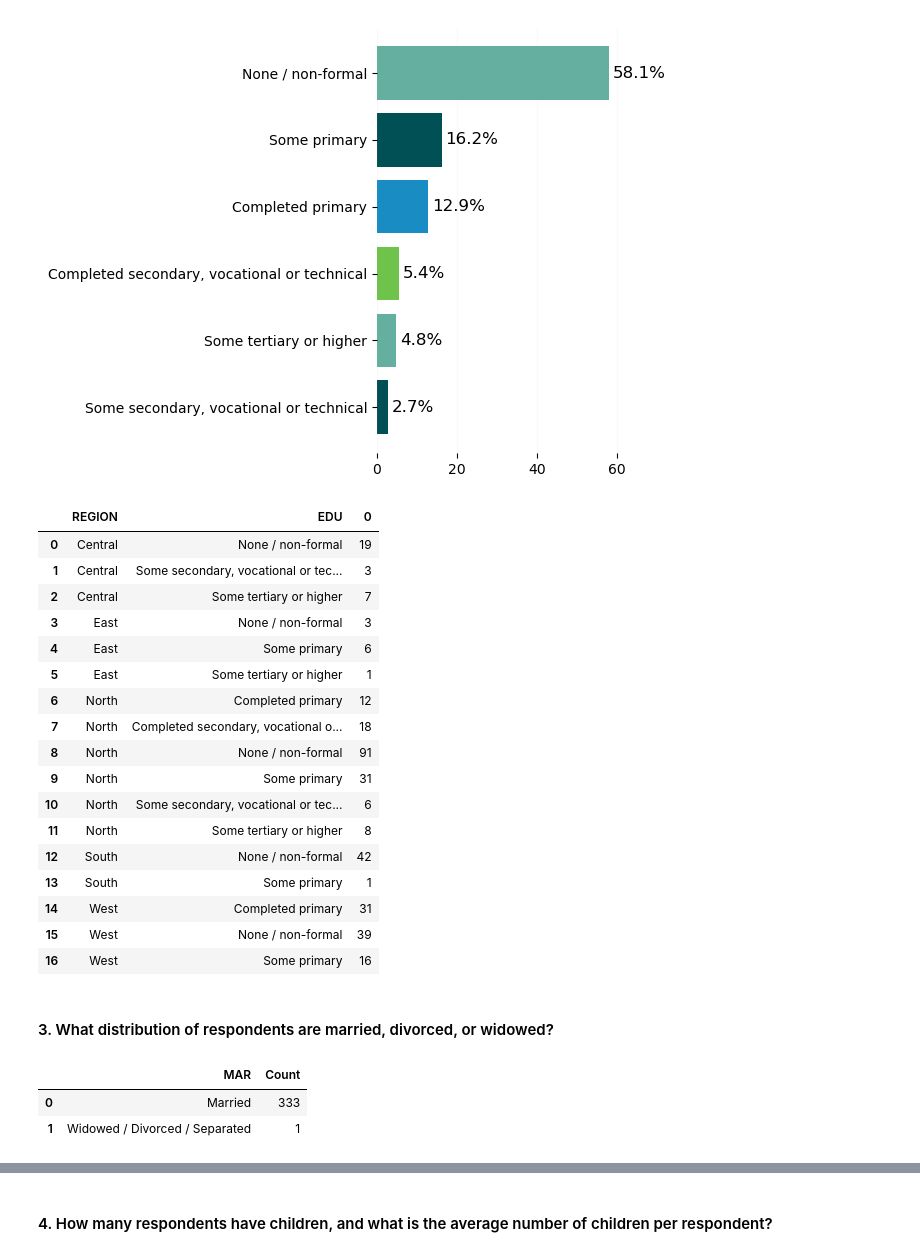
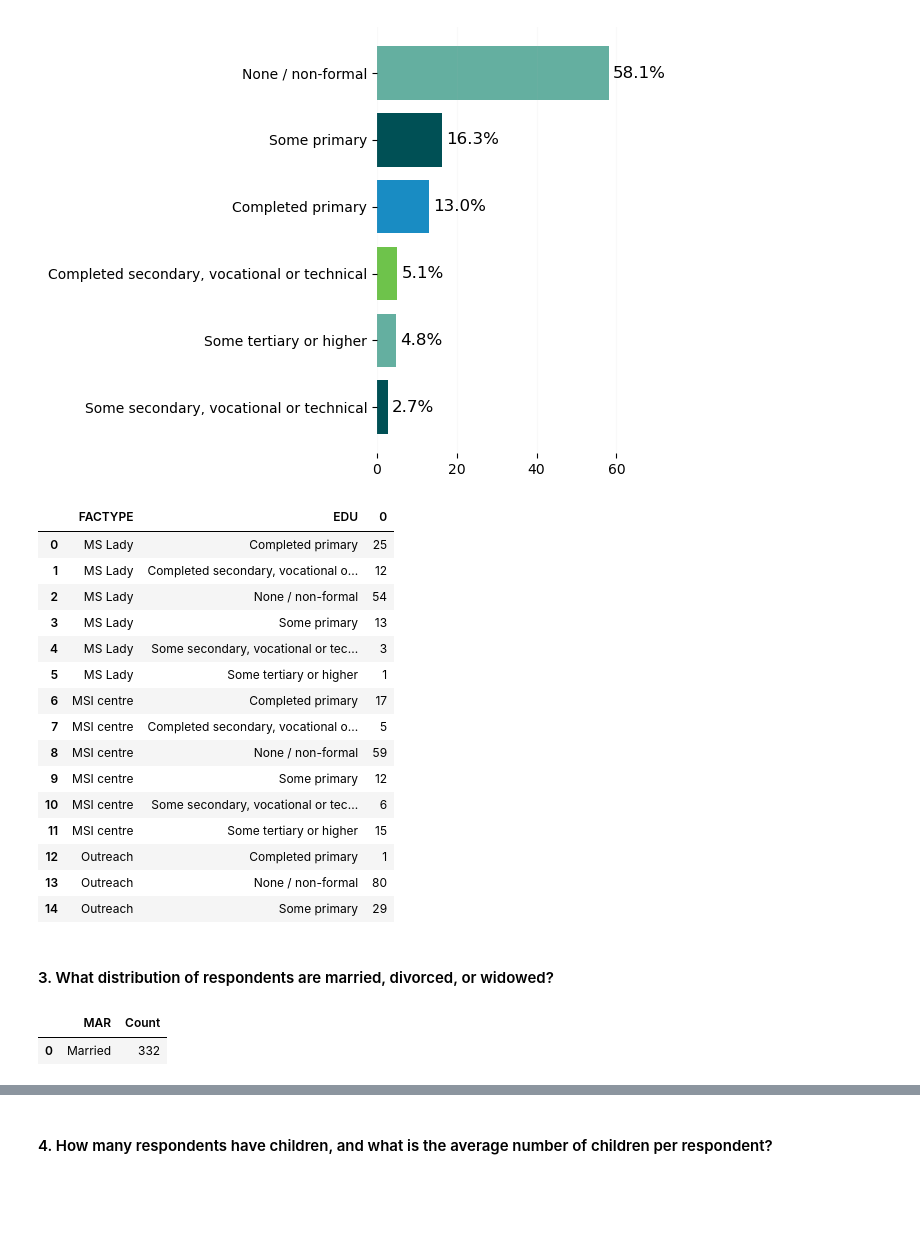
Before and after one commit to Mirwais-Farahi/MSIHealthServiceAnalytics, a Jupyter notebook: notebooks/02_data_analysis.ipynb, the cells around one changed output, grey strips where cells are left out. Drawn from its saved outputs; the diff is of its cells as text; code cells hidden in the pictures; blank space fills up the shorter version.

```diff
--- a/notebooks/02_data_analysis.ipynb
+++ b/notebooks/02_data_analysis.ipynb
@@ -29,7 +32,7 @@ display()
 Display All Columns Feature Activated
 # %%
 # load the CEI dataset
-data_file_path = '../data/processed/MSIA_2024_CEI_Afghanistan_data.csv'
+data_file_path = '../data/processed/MSIA_2024_CEI_Afghanistan_data_cleaned.csv'
 data = load_data(data_file_path)
 # %%
 # Read labels stata file
@@ -126,6 +129,5 @@ plot_vertical_bar_chart(site_distribution['FACTYPE'], site_distribution['Total S
 # %%
 # How is the distribution of facility types across regions?
-data['REGION'].replace('Other', 'Central', inplace=True)
 
 facility_types = data.groupby(['REGION', 'FACTYPE']).size().reset_index(name='Count')
 facility_types.sort_values(by='REGION', inplace=True)
@@ -240,27 +242,25 @@ plot_bar_chart_with_percentage(education_level, 'EDU', 'Count', colors=colors)
 # %% [output]
 [figure]
 # %%
-# Region-based education level of each respodent
-data.groupby(['REGION', 'EDU']).size().reset_index()
+# channel-based education level of each respodent
+data.groupby(['FACTYPE', 'EDU']).size().reset_index()
 # %% [output]
-|  | REGION | EDU | 0 |
-| 0 | Central | None / non-formal | 19 |
-| 1 | Central | Some secondary, vocational or tec... | 3 |
-| 2 | Central | Some tertiary or higher | 7 |
-| 3 | East | None / non-formal | 3 |
-| 4 | East | Some primary | 6 |
-| 5 | East | Some tertiary or higher | 1 |
-| 6 | North | Completed primary | 12 |
-| 7 | North | Completed secondary, vocational o... | 18 |
-| 8 | North | None / non-formal | 91 |
-| 9 | North | Some primary | 31 |
-| 10 | North | Some secondary, vocational or tec... | 6 |
-| 11 | North | Some tertiary or higher | 8 |
-| 12 | South | None / non-formal | 42 |
-| 13 | South | Some primary | 1 |
-| 14 | West | Completed primary | 31 |
-| 15 | West | None / non-formal | 39 |
-| 16 | West | Some primary | 16 |
+|  | FACTYPE | EDU | 0 |
+| 0 | MS Lady | Completed primary | 25 |
+| 1 | MS Lady | Completed secondary, vocational o... | 12 |
+| 2 | MS Lady | None / non-formal | 54 |
+| 3 | MS Lady | Some primary | 13 |
+| 4 | MS Lady | Some secondary, vocational or tec... | 3 |
+| 5 | MS Lady | Some tertiary or higher | 1 |
+| 6 | MSI centre | Completed primary | 17 |
+| 7 | MSI centre | Completed secondary, vocational o... | 5 |
+| 8 | MSI centre | None / non-formal | 59 |
+| 9 | MSI centre | Some primary | 12 |
+| 10 | MSI centre | Some secondary, vocational or tec... | 6 |
+| 11 | MSI centre | Some tertiary or higher | 15 |
+| 12 | Outreach | Completed primary | 1 |
+| 13 | Outreach | None / non-formal | 80 |
+| 14 | Outreach | Some primary | 29 |
 # %% [markdown]
 #### 3. What distribution of respondents are married, divorced, or widowed?
 # %%
@@ -269,5 +269,4 @@ marital_status = data.groupby('MAR').size().reset_index(name="Count")
 marital_status
 # %% [output]
 |  | MAR | Count |
-| 0 | Married | 333 |
-| 1 | Widowed / Divorced / Separated | 1 |
+| 0 | Married | 332 |
```
Also changed, not shown: parts of 25 cells of this notebook, 1 other file.
